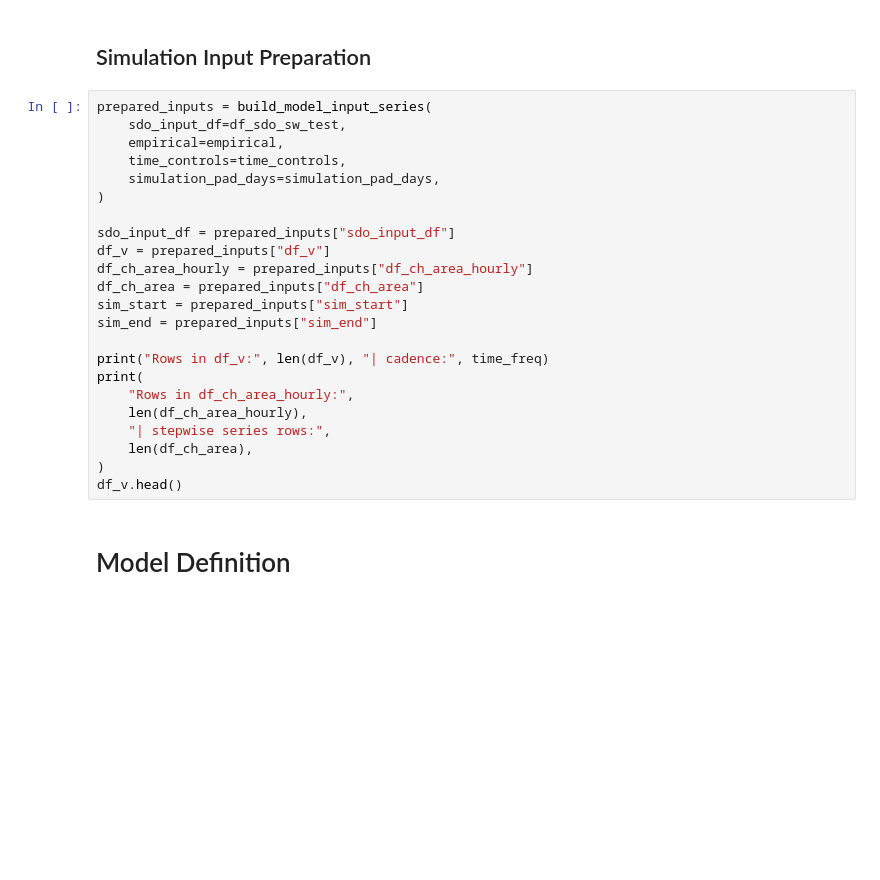
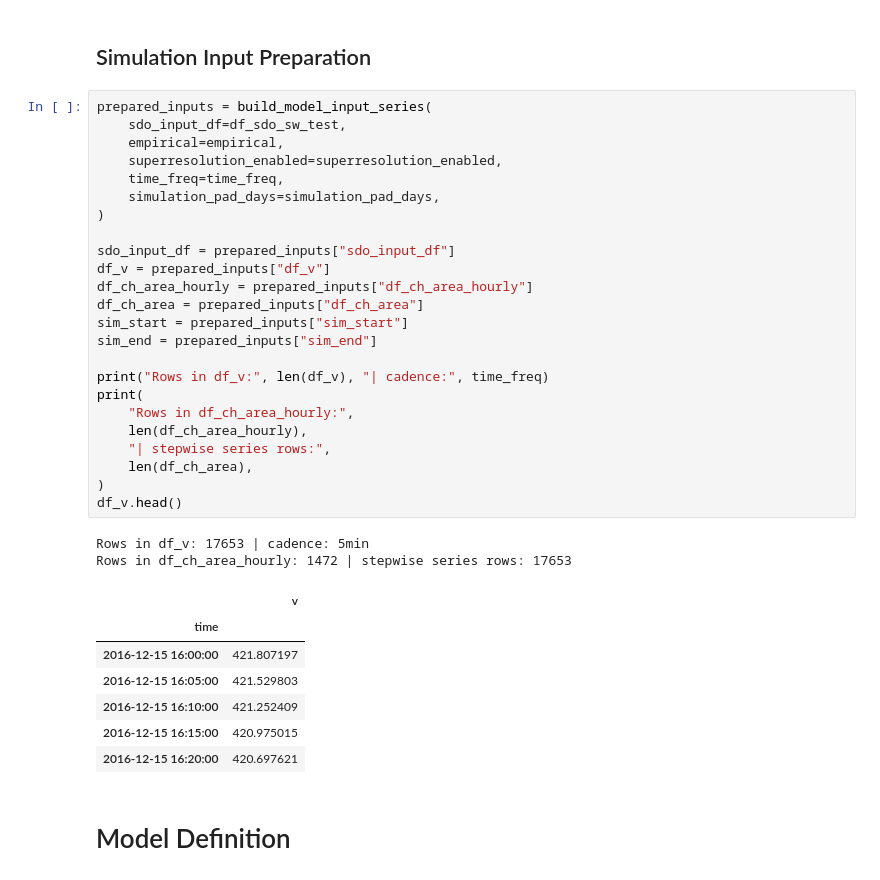
Before and after one commit to oscu0/helio-n, a Jupyter notebook: SW 3.ipynb, the cells around one changed output. Drawn from its saved outputs; the diff is of its cells as text; blank space fills up the shorter version.

```diff
--- a/SW 3.ipynb
+++ b/SW 3.ipynb
@@ -178,26 +178,37 @@ pd.DataFrame(
 # %%
 prepared_inputs = build_model_input_series(
     sdo_input_df=df_sdo_sw_test,
     empirical=empirical,
-    time_controls=time_controls,
+    superresolution_enabled=superresolution_enabled,
+    time_freq=time_freq,
     simulation_pad_days=simulation_pad_days,
 )
 
 sdo_input_df = prepared_inputs["sdo_input_df"]
 df_v = prepared_inputs["df_v"]
 df_ch_area_hourly = prepared_inputs["df_ch_area_hourly"]
 df_ch_area = prepared_inputs["df_ch_area"]
 sim_start = prepared_inputs["sim_start"]
 sim_end = prepared_inputs["sim_end"]
 
 print("Rows in df_v:", len(df_v), "| cadence:", time_freq)
 print(
     "Rows in df_ch_area_hourly:",
     len(df_ch_area_hourly),
     "| stepwise series rows:",
     len(df_ch_area),
 )
 df_v.head()
+# %% [output]
+Rows in df_v: 17653 | cadence: 5min
+Rows in df_ch_area_hourly: 1472 | stepwise series rows: 17653
+|  | v |
+| time |  |
+| 2016-12-15 16:00:00 | 421.807197 |
+| 2016-12-15 16:05:00 | 421.529803 |
+| 2016-12-15 16:10:00 | 421.252409 |
+| 2016-12-15 16:15:00 | 420.975015 |
+| 2016-12-15 16:20:00 | 420.697621 |
 # %% [markdown]
 # Model Definition
 # %% [markdown]
```
Also changed, not shown: parts of 8 cells of this notebook.
